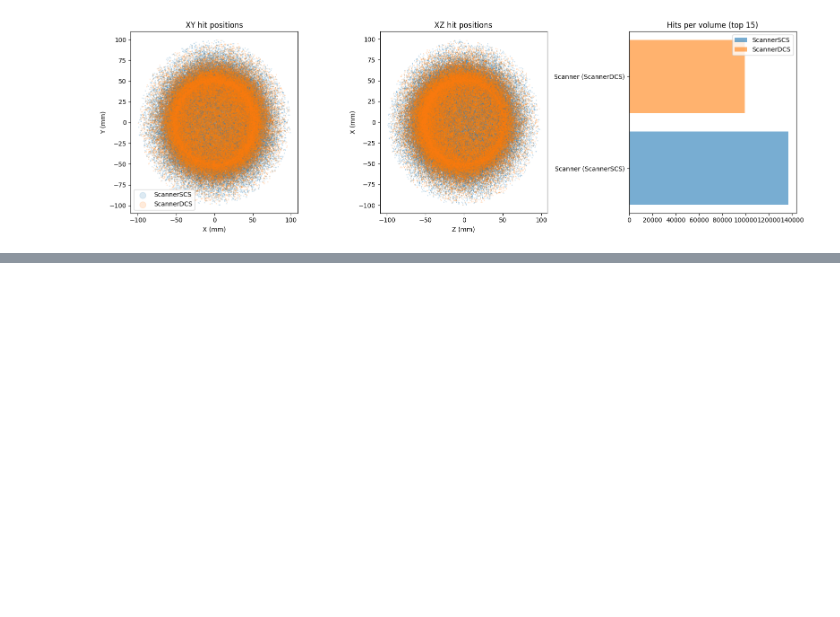
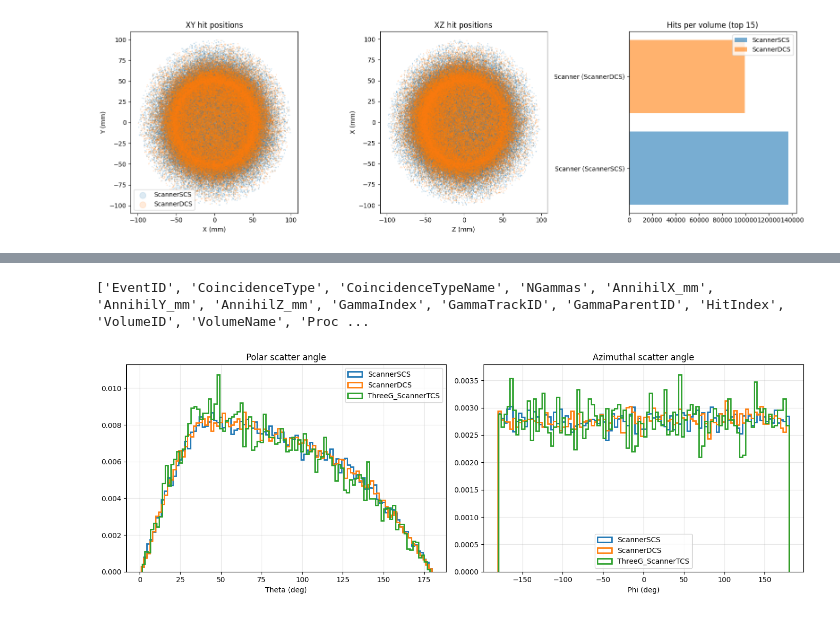
Before and after one commit to mw2304/SummerProject2026, a Jupyter notebook: merged_sim_job.ipynb, the cells around one changed output, grey strips where cells are left out. Saved outputs shown, nothing was run; the diff lists cells and outputs as text; code cells hidden in the pictures; blank space fills up the shorter version.

Commit message:
3 gamma root files

```diff
--- a/merged_sim_job.ipynb
+++ b/merged_sim_job.ipynb
@@ -328,0 +331,3 @@ plt.show()
+# %%
+rootfile2 = uproot.open('3merged.root')
+print(rootfile2.keys())
@@ -328,0 +359,31 @@ plt.show()
+# %%
+tree = rootfile['ThreeG_ScannerSCS']
+print(tree.keys())
+# %% [output]
+['EventID', 'CoincidenceType', 'CoincidenceTypeName', 'NGammas', 'AnnihilX_mm', 'AnnihilY_mm', 'AnnihilZ_mm', 'GammaIndex', 'GammaTrackID', 'GammaParentID', 'HitIndex', 'VolumeID', 'VolumeName', 'Proc ...
+# %%
+if 'ThreeG_ScannerTCS' not in dfs:
+    dfs['ThreeG_ScannerTCS'] = rootfile2['ThreeG_ScannerTCS'].arrays(library="pd")
+
+fig, axes = plt.subplots(1, 2, figsize=(14, 5))
+
+for name in ["ScannerSCS", "ScannerDCS", "ThreeG_ScannerTCS"]:
+    theta = dfs[name]["Theta_deg"].dropna()
+    axes[0].hist(theta, bins=100, histtype="step", density=True, linewidth=2, label=name)
+axes[0].set_xlabel("Theta (deg)")
+axes[0].set_title("Polar scatter angle")
+axes[0].legend()
+axes[0].grid(alpha=0.3)
+
+for name in ["ScannerSCS", "ScannerDCS", "ThreeG_ScannerTCS"]:
+    phi = dfs[name]["Phi_deg"].dropna()
+    axes[1].hist(phi, bins=100, histtype="step", density=True, linewidth=2, label=name)
+axes[1].set_xlabel("Phi (deg)")
+axes[1].set_title("Azimuthal scatter angle")
+axes[1].legend()
+axes[1].grid(alpha=0.3)
+
+plt.tight_layout()
+plt.show()
+# %% [output]
+[figure, added]
```
Also changed, not shown: parts of 12 cells of this notebook.
